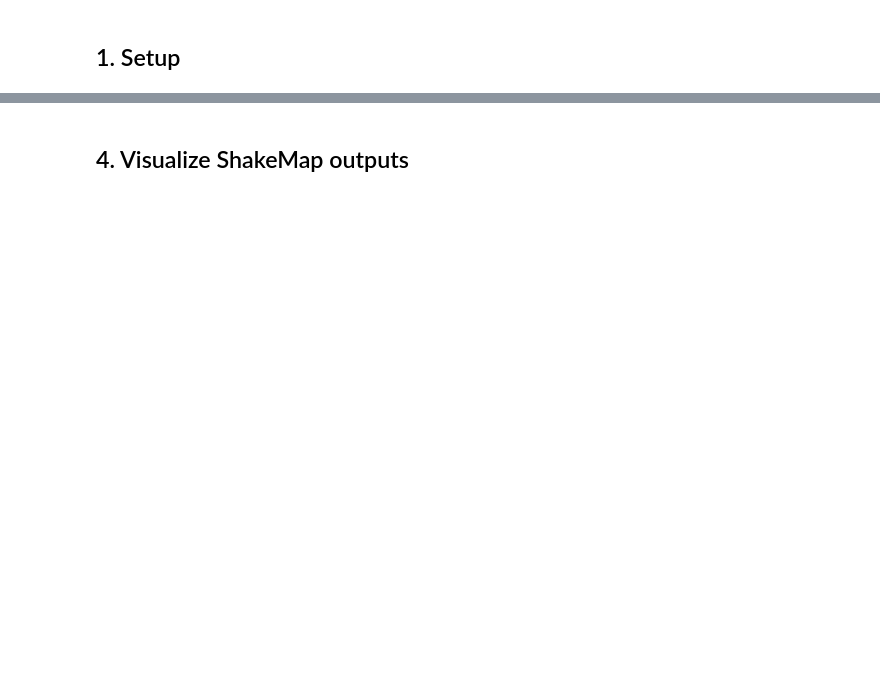
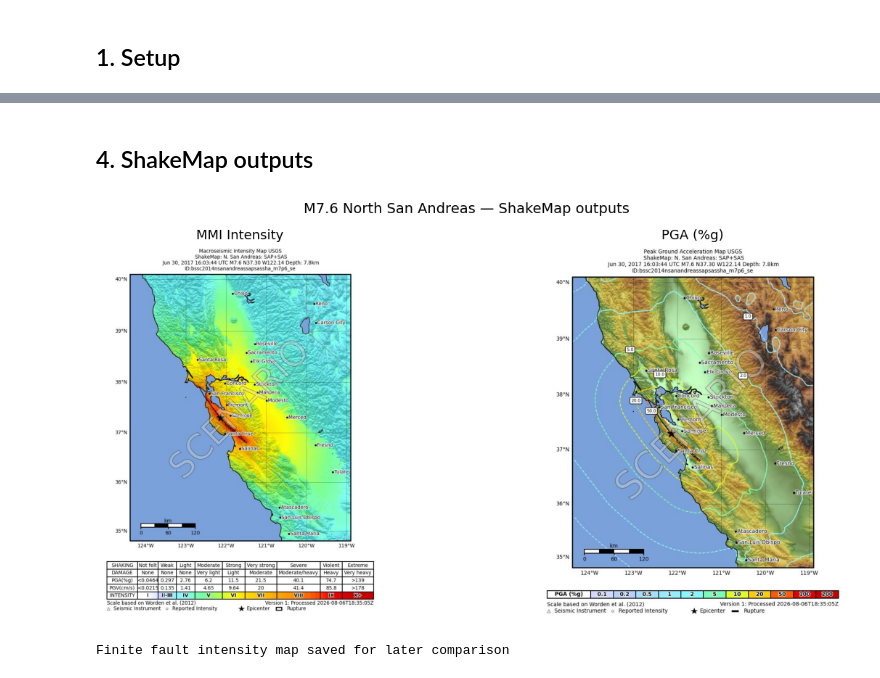
Before and after one commit to smithUSGS/shakemap-codespaces, a Jupyter notebook: data/notebooks/01_san_andreas_demo.ipynb, the cells around one changed output, grey strips where cells are left out. Drawn from its saved outputs; the diff is of its cells as text; code cells hidden in the pictures; blank space fills up the shorter version.

Commit message:
Finalize San Andreas demo notebook: city shaking table, PAGER PNG, point source comparison, depth sensitivity, scenario planning context

```diff
--- a/data/notebooks/01_san_andreas_demo.ipynb
+++ b/data/notebooks/01_san_andreas_demo.ipynb
@@ -90,16 +164,25 @@ for f in sorted(PRODUCTS.glob('*')):
 # %% [markdown]
-## 4. Visualize ShakeMap outputs
+## 4. ShakeMap outputs
 # %%
 fig, axes = plt.subplots(1, 2, figsize=(14, 6))
 for ax, name, title in [
     (axes[0], 'intensity.jpg', 'MMI Intensity'),
-    (axes[1], 'pga.jpg',       'PGA'),
+    (axes[1], 'pga.jpg',       'PGA (%g)'),
 ]:
     img_path = PRODUCTS / name
     if img_path.exists():
         ax.imshow(mpimg.imread(img_path))
-    ax.set_title(title, fontsize=13)
-    ax.axis('off')
-plt.suptitle('San Andreas M7.6 — ShakeMap', fontsize=14)
-plt.tight_layout()
-plt.show()
+    else:
+        ax.text(0.5, 0.5, f'{name} not found',
+                ha='center', transform=ax.transAxes)
+    ax.set_title(title, fontsize=13); ax.axis('off')
+plt.suptitle('M7.6 North San Andreas — ShakeMap outputs', fontsize=14)
+plt.tight_layout(); plt.show()
+
+# Save for later comparison with point source
+shutil.copy(PRODUCTS / 'intensity.jpg',
+            Path.home() / 'san_andreas_ff_intensity.jpg')
+print('Finite fault intensity map saved for later comparison')
+# %% [output]
+[figure, added]
+Finite fault intensity map saved for later comparison
```
Also changed, not shown: parts of 42 cells of this notebook.
